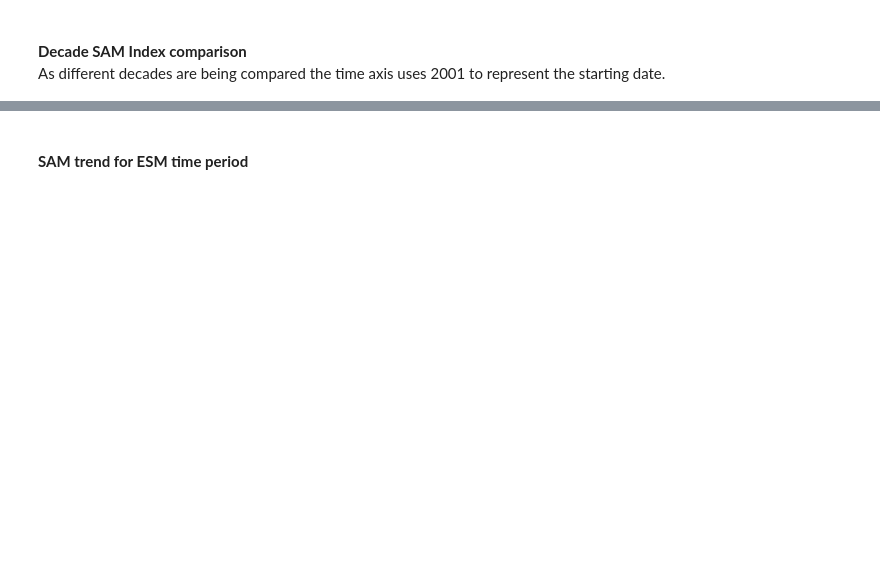
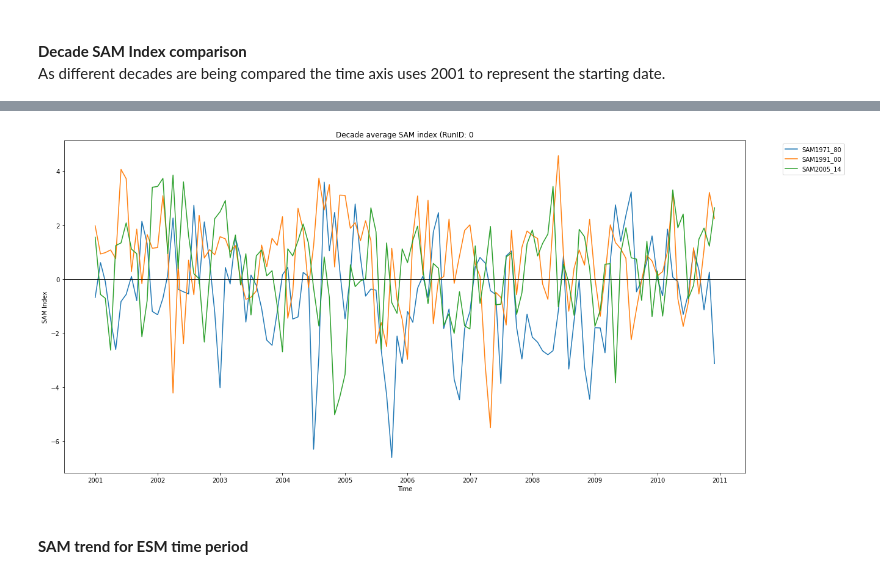
Before and after one commit to el1247/BAS_AI4ER_SAM, a Jupyter notebook: notebooks/exploratory/1.2_el_SAMAnalysis.ipynb, the cells around one changed output, grey strips where cells are left out. Drawn from its saved outputs; the diff is of its cells as text; code cells hidden in the pictures; blank space fills up the shorter version.

```diff
--- a/notebooks/exploratory/1.2_el_SAMAnalysis.ipynb
+++ b/notebooks/exploratory/1.2_el_SAMAnalysis.ipynb
@@ -419,8 +433,10 @@ print("Decade normalised SAMs calculated (1971-80, 1991-2000) (RunID: "+str(runI
 # %%
-timePlotDecade(SAM1971_80, "SAM1971_80", "Decade average SAM index (RunID: "+str(runIdDec)+"", 1)
-timePlotDecade(SAM1991_00, "SAM1991_00", "Decade average SAM index (RunID: "+str(runIdDec)+"", 1)
-timePlotDecade(SAM2005_14, "SAM2005_14", "Decade average SAM index (RunID: "+str(runIdDec)+"", 1)
+timePlotDecade(SAM1971_80, runIdDec, "SAM1971_80", "Decade average SAM index (RunID: "+str(runIdDec)+"", 1)
+timePlotDecade(SAM1991_00, runIdDec, "SAM1991_00", "Decade average SAM index (RunID: "+str(runIdDec)+"", 1)
+timePlotDecade(SAM2005_14, runIdDec, "SAM2005_14", "Decade average SAM index (RunID: "+str(runIdDec)+"", 1)
 plt.show()
+# %% [output]
+[figure, added]
 # %% [markdown]
 <br>
 <b>SAM trend for ESM time period</b><br>
```
Also changed, not shown: parts of 15 cells of this notebook, 2 other files.
